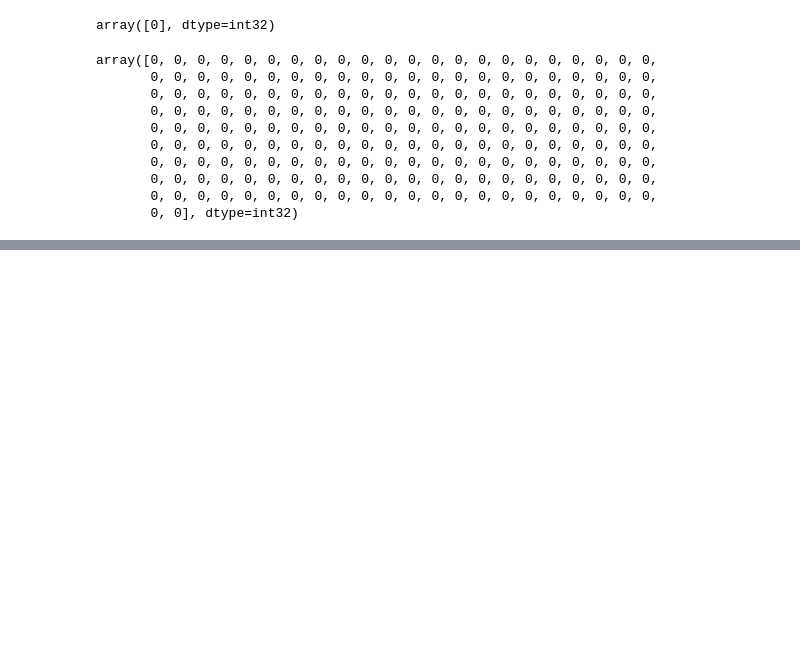
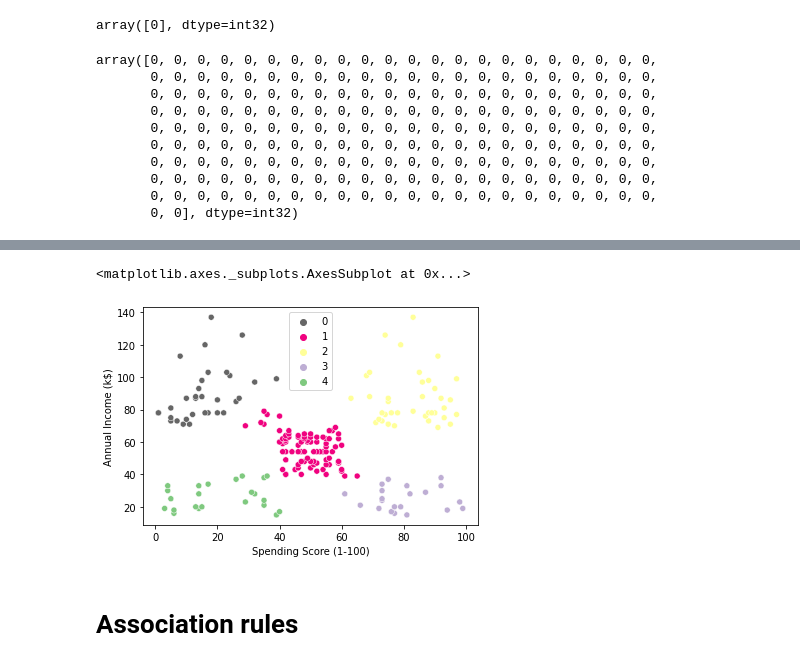
Before and after one commit to kozz84/Udemy, a Jupyter notebook: Machine_Learning_A_Z.ipynb, the cells around one changed output, grey strips where cells are left out. Cells and saved outputs as stored; diff of their text form; code cells hidden in the pictures; blank space fills up the shorter version.

```diff
--- a/Machine_Learning_A_Z.ipynb
+++ b/Machine_Learning_A_Z.ipynb
@@ -934,0 +943,4 @@ array([0, 0, 0, 0, 0, 0, 0, 0, 0, 0, 0, 0, 0, 0, 0, 0, 0, 0, 0, 0, 0, 0,
+# %%
+agg = AgglomerativeClustering(n_clusters=5, affinity="euclidean", linkage='ward')
+# %%
+ y = agg.fit_predict(X)
@@ -934,0 +951,7 @@ array([0, 0, 0, 0, 0, 0, 0, 0, 0, 0, 0, 0, 0, 0, 0, 0, 0, 0, 0, 0, 0, 0,
+# %%
+sns.scatterplot(data=data, x="Spending Score (1-100)", y='Annual Income (k$)', hue= y, palette='Accent_r')
+# %% [output]
+<matplotlib.axes._subplots.AxesSubplot at 0x...>
+[figure, added]
+# %% [markdown]
+# Association rules
```
Also changed, not shown: parts of 30 cells of this notebook.
